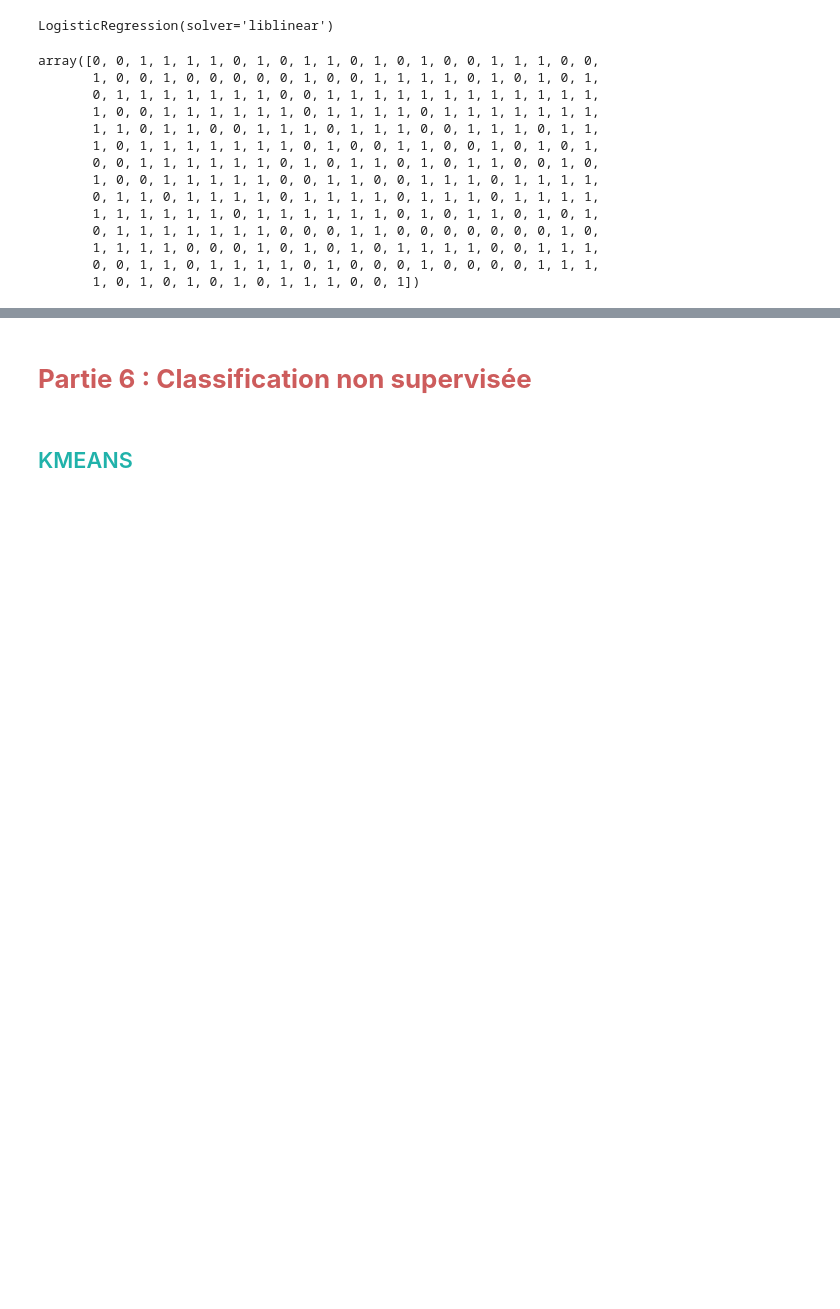
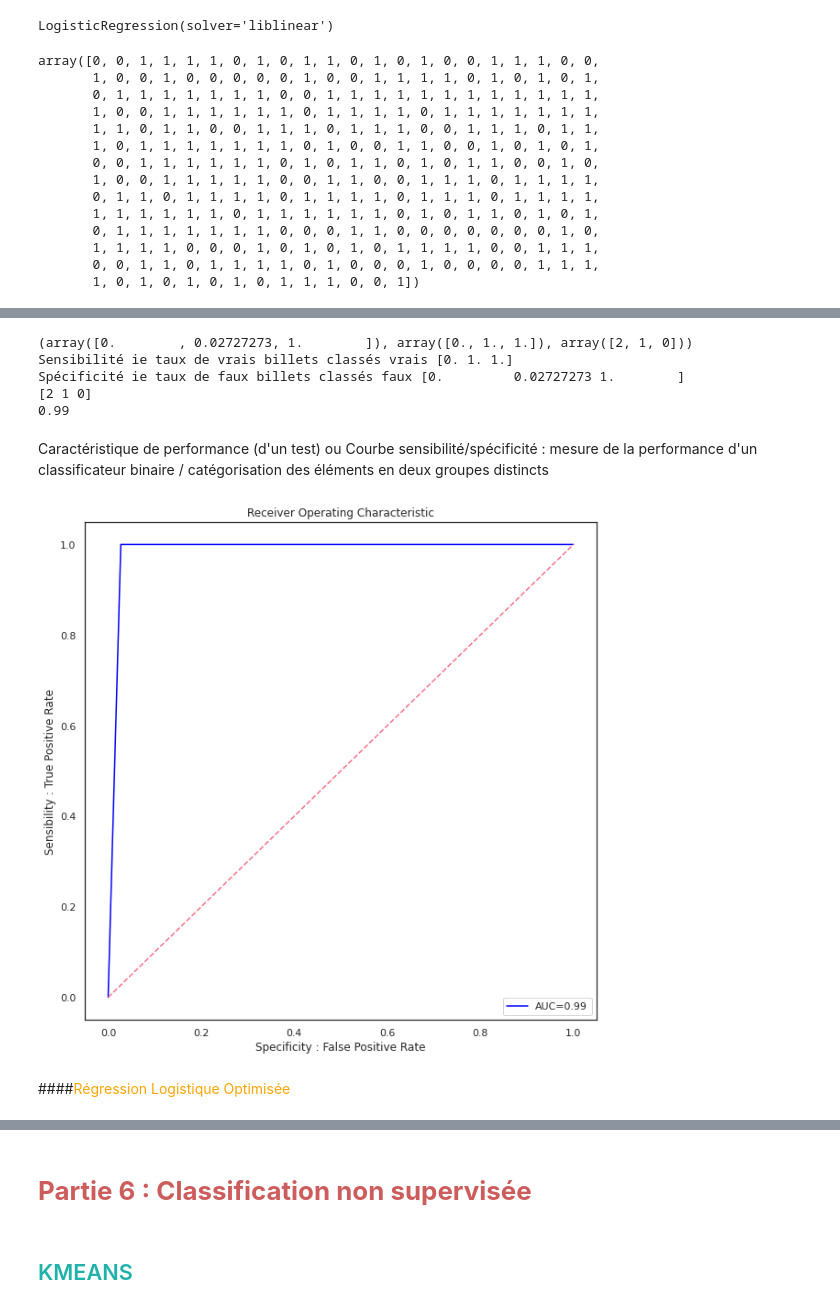
Before and after one commit to Randasabag/Detectez-des-faux-billets-avec-R-ou-Python, a Jupyter notebook: P10.ipynb, the cells around one changed output, grey strips where cells are left out. Saved outputs shown, nothing was run; the diff lists cells and outputs as text; code cells hidden in the pictures; blank space fills up the shorter version.

```diff
--- a/P10.ipynb
+++ b/P10.ipynb
@@ -1069,3 +1079,35 @@ Score du train set : 0.99 Score du test set : 0.99
 |  | valeurs_prédites_0 | valeurs_prédites_1 |
 | vraies_valeurs_0 | 107 | 3 |
 | vraies_valeurs_1 | 0 | 190 |
+# %%
+from sklearn.metrics import roc_curve
+from sklearn.metrics import auc
+false_positive_rate, true_positive_rate, thresholds = roc_curve(y_test, y_pred)
+roc_auc = auc(false_positive_rate, true_positive_rate).round(2)
+print(roc_curve(y_test, y_pred))
+print(f"Sensibilité ie taux de vrais billets classés vrais {true_positive_rate}")
+print(f"Spécificité ie taux de faux billets classés faux {false_positive_rate}")
+print(thresholds)
+print(roc_auc)
+# %% [output]
+(array([0.        , 0.02727273, 1.        ]), array([0., 1., 1.]), array([2, 1, 0]))
+Sensibilité ie taux de vrais billets classés vrais [0. 1. 1.]
+Spécificité ie taux de faux billets classés faux [0.         0.02727273 1.        ]
+[2 1 0]
+0.99
+# %% [markdown]
+Caractéristique de performance (d'un test) ou Courbe sensibilité/spécificité : mesure de la performance d'un classificateur binaire / catégorisation des éléments en deux groupes distincts
+# %%
+plt.figure(figsize=(10,10))
+plt.title('Receiver Operating Characteristic')
+plt.plot(false_positive_rate, true_positive_rate, color='blue', label='AUC=%0.2f'%roc_auc)
+plt.legend(loc='lower right')
+plt.plot([0,1], [0,1], linestyle='--')
+plt.axis('tight')
+plt.ylabel('Sensibility : True Positive Rate')
+plt.xlabel('Specificity : False Positive Rate')
+plt.show()
+# %% [output]
+[figure, added]
+# %% [markdown]
+####<font color='orange'>Régression Logistique Optimisée</font>
```
Also changed, not shown: parts of 52 cells of this notebook.
